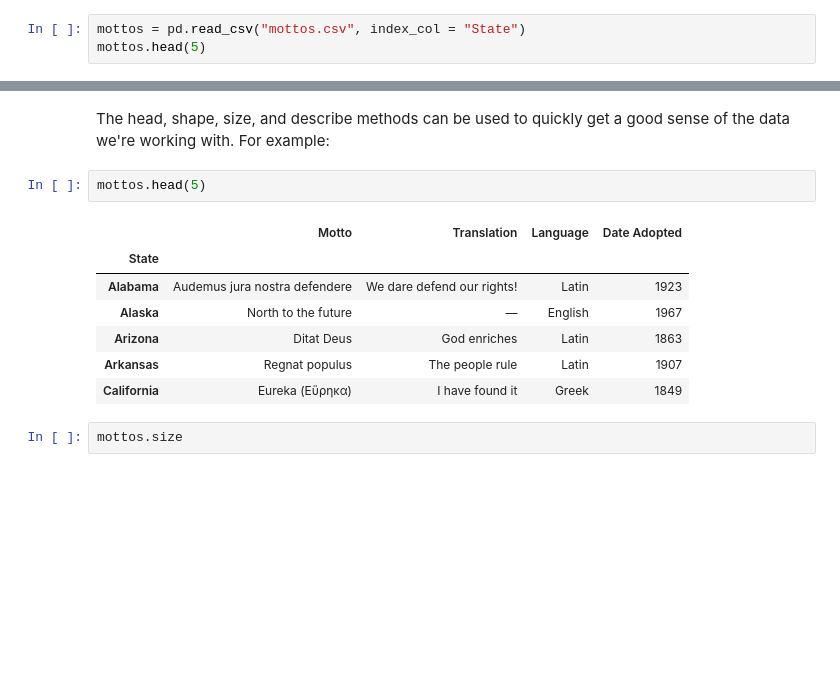
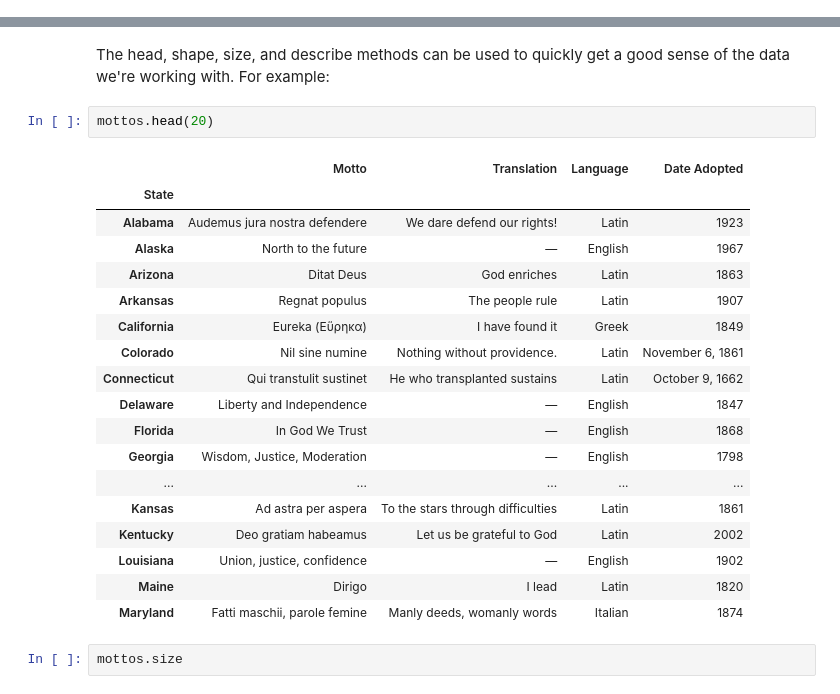
Before and after one commit to shayabarry/fa19, a Jupyter notebook: lecture/lec04/04-pandas-basics.ipynb, the cells around one changed output, grey strips where cells are left out. Drawn from its saved outputs; the diff is of its cells as text; blank space fills up the shorter version.

```diff
--- a/lecture/lec04/04-pandas-basics.ipynb
+++ b/lecture/lec04/04-pandas-basics.ipynb
@@ -520,3 +562,0 @@ Let's do a quick example using data with string-labeled rows instead of integer
-# %%
-mottos = pd.read_csv("mottos.csv", index_col = "State")
-mottos.head(5)
@@ -698,15 +707,26 @@ We can also apply mathematical operations to a DataFrame so long as it has only
 # %% [markdown]
 The head, shape, size, and describe methods can be used to quickly get a good sense of the data we're working with. For example:
 # %%
-mottos.head(5)
+mottos.head(20)
 # %% [output]
 |  | Motto | Translation | Language | Date Adopted |
 | State |  |  |  |  |
 | Alabama | Audemus jura nostra defendere | We dare defend our rights! | Latin | 1923 |
 | Alaska | North to the future | — | English | 1967 |
 | Arizona | Ditat Deus | God enriches | Latin | 1863 |
 | Arkansas | Regnat populus | The people rule | Latin | 1907 |
 | California | Eureka (Εὕρηκα) | I have found it | Greek | 1849 |
+| Colorado | Nil sine numine | Nothing without providence. | Latin | November 6, 1861 |
+| Connecticut | Qui transtulit sustinet | He who transplanted sustains | Latin | October 9, 1662 |
+| Delaware | Liberty and Independence | — | English | 1847 |
+| Florida | In God We Trust | — | English | 1868 |
+| Georgia | Wisdom, Justice, Moderation | — | English | 1798 |
+| ... | ... | ... | ... | ... |
+| Kansas | Ad astra per aspera | To the stars through difficulties | Latin | 1861 |
+| Kentucky | Deo gratiam habeamus | Let us be grateful to God | Latin | 2002 |
+| Louisiana | Union, justice, confidence | — | English | 1902 |
+| Maine | Dirigo | I lead | Latin | 1820 |
+| Maryland | Fatti maschii, parole femine | Manly deeds, womanly words | Italian | 1874 |
 # %%
 mottos.size
 # %% [output]
```
Also changed, not shown: parts of 38 cells of this notebook, 3 other files.
